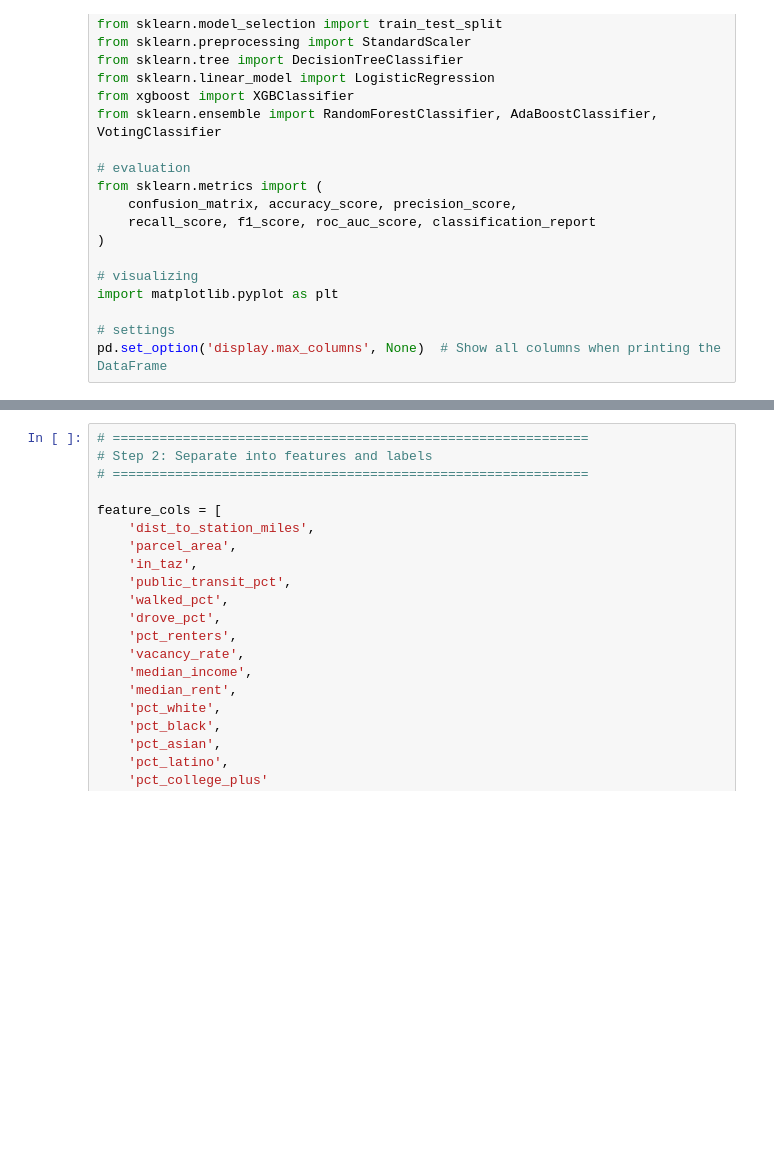
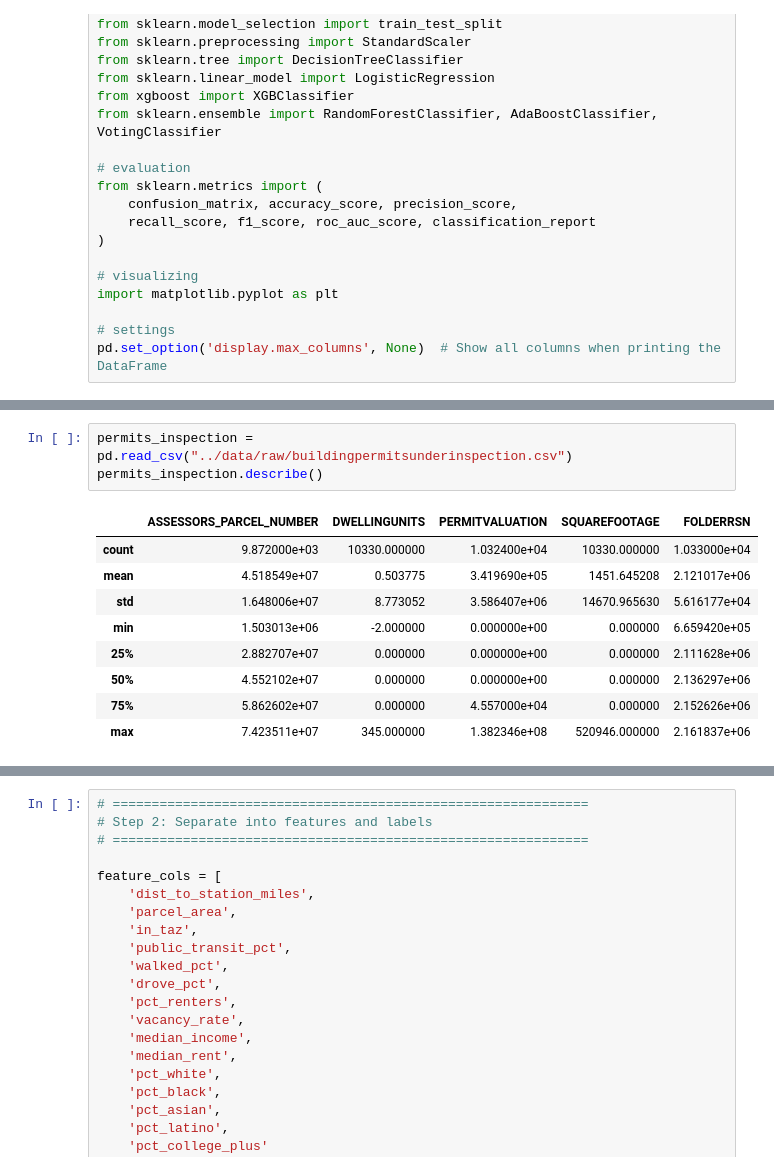
Before and after one commit to kaseyzapatka/sanjose_transit_equity, a Jupyter notebook: code/03_suitability.ipynb, the cells around one changed output, grey strips where cells are left out. Cells and saved outputs as stored; diff of their text form; blank space fills up the shorter version.

```diff
--- a/code/03_suitability.ipynb
+++ b/code/03_suitability.ipynb
@@ -57,0 +71,13 @@ parcels_model.head()
+# %%
+permits_inspection = pd.read_csv("../data/raw/buildingpermitsunderinspection.csv")
+permits_inspection.describe()
+# %% [output]
+|  | ASSESSORS_PARCEL_NUMBER | DWELLINGUNITS | PERMITVALUATION | SQUAREFOOTAGE | FOLDERRSN |
+| count | 9.872000e+03 | 10330.000000 | 1.032400e+04 | 10330.000000 | 1.033000e+04 |
+| mean | 4.518549e+07 | 0.503775 | 3.419690e+05 | 1451.645208 | 2.121017e+06 |
+| std | 1.648006e+07 | 8.773052 | 3.586407e+06 | 14670.965630 | 5.616177e+04 |
+| min | 1.503013e+06 | -2.000000 | 0.000000e+00 | 0.000000 | 6.659420e+05 |
+| 25% | 2.882707e+07 | 0.000000 | 0.000000e+00 | 0.000000 | 2.111628e+06 |
+| 50% | 4.552102e+07 | 0.000000 | 0.000000e+00 | 0.000000 | 2.136297e+06 |
+| 75% | 5.862602e+07 | 0.000000 | 4.557000e+04 | 0.000000 | 2.152626e+06 |
+| max | 7.423511e+07 | 345.000000 | 1.382346e+08 | 520946.000000 | 2.161837e+06 |
```
Also changed, not shown: parts of 2 cells of this notebook, 3 other files.
